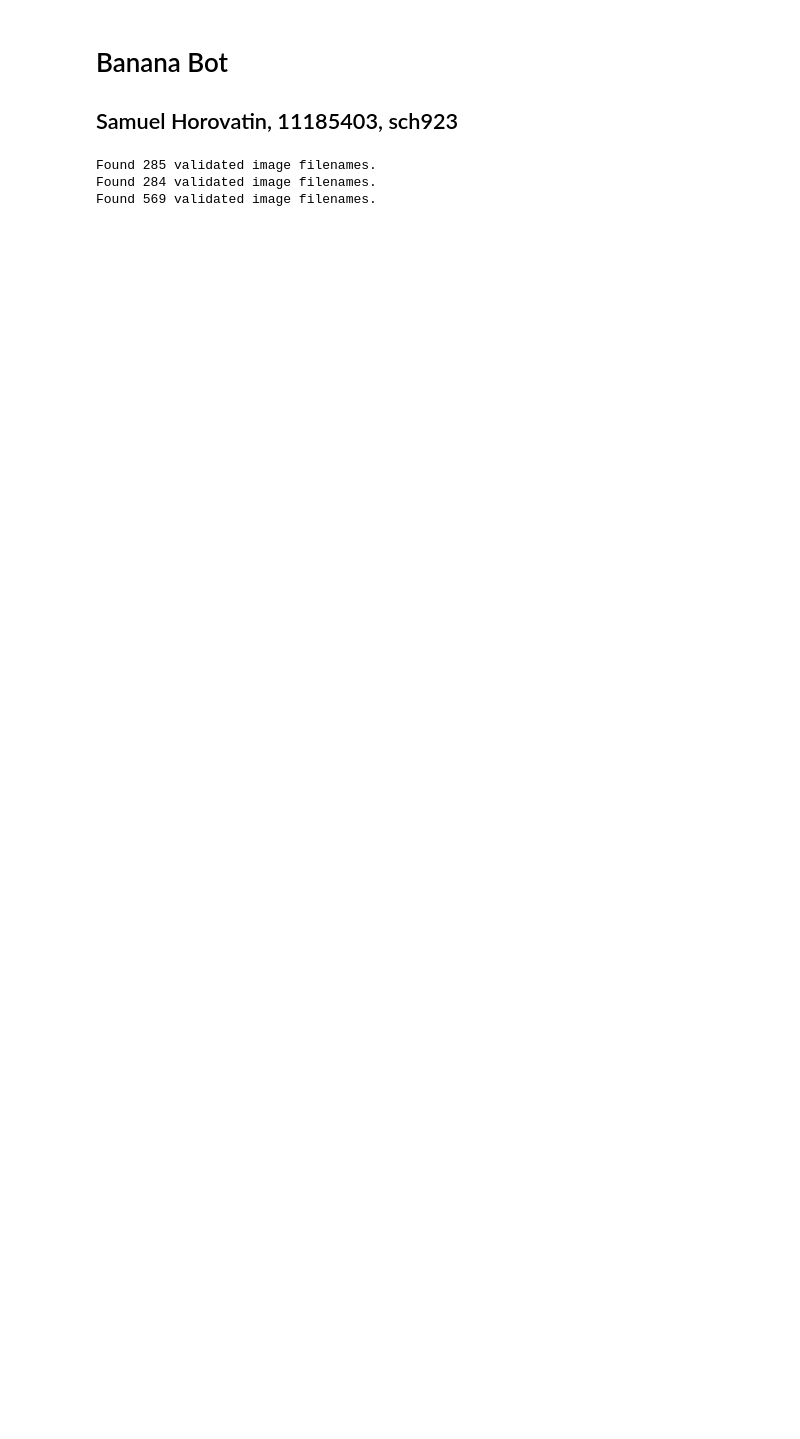
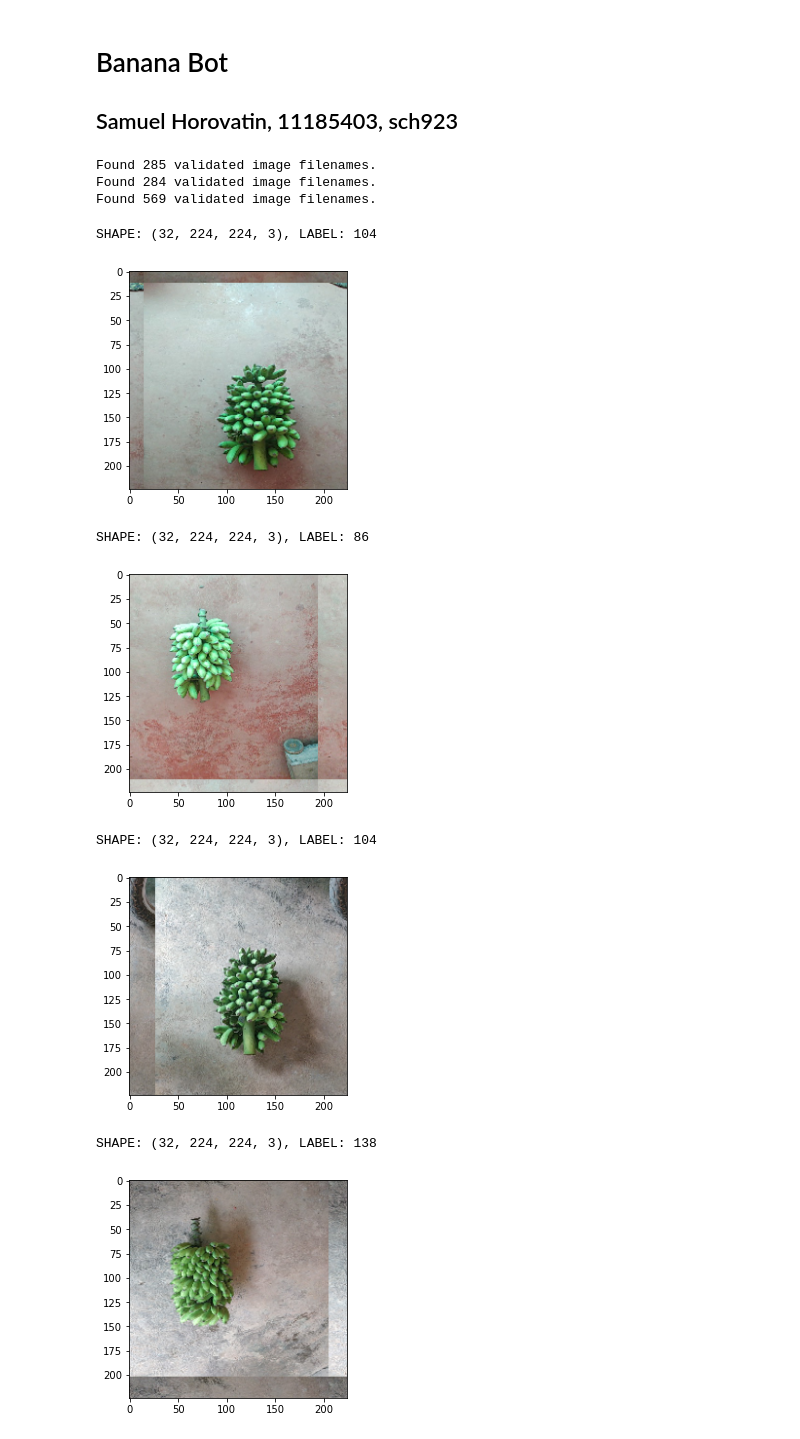
Before and after one commit to syncrotron/BananaBot, a Jupyter notebook: Project/main_project.ipynb, the cells around one changed output. Drawn from its saved outputs; the diff is of its cells as text; code cells hidden in the pictures; blank space fills up the shorter version.

```diff
--- a/Project/main_project.ipynb
+++ b/Project/main_project.ipynb
@@ -10,12 +10,12 @@ import math
 import matplotlib.pyplot as plt
 
 # General Network Constants
-EPOCHS = 10
+EPOCHS = 100
 BATCH = 32
-OPTIMIZER = tf.keras.optimizers.Adam(1e-3)
+OPTIMIZER = tf.keras.optimizers.Adam()
 
 # Data Imports Constants
-DATA_PATH = 'G:\\shoro\\OneDrive - Personal\\OneDrive\School\\2020-2021\\CMPT898\\CMPT898_Repo\\Project\\data\\bananas\\'
+DATA_PATH = '.\\data\\bananas\\'
 LABEL_PATH = "Estu.csv"
 VALIDATION_SPLIT = 0.5
 SEED = 1996
@@ -30,11 +30,13 @@ INPUT_SHAPE = (224,224,3)
 CONV_DEPTH = 256 # Taken from https://github.com/potterhsu/easy-fpn.pytorch. Not 100% sure why it is 256...
 
 def MRD(y_true, y_pred):
-    # y_pred = y_pred[:, 0]
+    # y_true = tf.cast(y_true,'float32')
+    y_pred = y_pred[:, 0] # Uncomment if utilizing Uncertainty_Loss()
     return tf.keras.backend.sum(tf.keras.backend.abs(y_pred - y_true) / y_true )
 
 def One_FVU(y_true, y_pred):
-    # y_pred = y_pred[:, 0]
+    # y_true = tf.cast(y_true,'float32')
+    y_pred = y_pred[:, 0] # Uncomment if utilizing Uncertainty_Loss()
     y_mean = tf.keras.backend.mean(y_true)
     num = tf.math.squared_difference(y_true, y_pred)
     den = tf.keras.backend.sum(y_true - y_mean)
@@ -42,15 +44,14 @@ def One_FVU(y_true, y_pred):
 
 # As described by Kendall and Gal: https://proceedings.neurips.cc/paper/2017/hash/2650d6089a6d640c5e85b2b88265dc2b-Abstract.html
 # For regression, output_D should always be 1
-# def Uncertainty_Loss(y_true, y_pred):
-#     mu = y_pred[:, 0]
-#     si = y_pred[:, 1]
-#     loss = (si + tf.math.squared_difference(y_true, mu) / tf.math.exp(si)) / 2.0
-#     return tf.reduce_mean(loss)
-
+def Uncertainty_Loss(y_true, y_pred):
+    y_true = tf.cast(y_true,'float32')
+    mu = y_pred[:, 0]
+    si = y_pred[:, 1]
+    loss = (si + tf.math.squared_difference(y_true, mu) / tf.math.exp(si)) * 0.5
+    return tf.reduce_mean(loss)
 
 METRICS = [MRD, One_FVU]
-# LOSS = Uncertainty_Loss
 # %%
 # Gets labels from label csv
 data_label_df = pd.read_csv(LABEL_PATH)
@@ -68,8 +69,8 @@ dat_gen = tf.keras.preprocessing.image.ImageDataGenerator(
 train_datagen = dat_gen.flow_from_dataframe(
     dataframe=data_label_df,
     directory=DATA_PATH,
-    x_col='File Name',
-    y_col='Weight',
+    x_col='FileName',
+    y_col='BananaCount',
     target_size=TARGET_SIZE,
     batch_size=BATCH,
     class_mode='raw',
@@ -81,8 +82,8 @@ train_datagen = dat_gen.flow_from_dataframe(
 valid_datagen = dat_gen.flow_from_dataframe(
     dataframe=data_label_df,
     directory=DATA_PATH,
-    x_col='File Name',
-    y_col='Weight',
+    x_col='FileName',
+    y_col='BananaCount',
     target_size=TARGET_SIZE,
     batch_size=BATCH,
     class_mode='raw',
@@ -96,8 +97,8 @@ test_datagen = tf.keras.preprocessing.image.ImageDataGenerator(rescale=1./255)
 test_datagen = test_datagen.flow_from_dataframe(
     dataframe=data_label_df,
     directory=DATA_PATH,
-    x_col='File Name',
-    y_col='Weight',
+    x_col='FileName',
+    y_col='BananaCount',
     target_size=TARGET_SIZE,
     batch_size=BATCH,
     class_mode='raw',
@@ -118,0 +112,15 @@ Found 569 validated image filenames.
+# %%
+for _ in range(5):
+    img, label = train_datagen.next()
+    print(f"SHAPE: {img.shape}, LABEL: {label[0]}")   #  (1,256,256,3)
+    plt.imshow(img[0])
+    plt.show()
+# %% [output]
+SHAPE: (32, 224, 224, 3), LABEL: 104
+[figure, added]
+SHAPE: (32, 224, 224, 3), LABEL: 86
+[figure, added]
+SHAPE: (32, 224, 224, 3), LABEL: 104
+[figure, added]
+SHAPE: (32, 224, 224, 3), LABEL: 138
+[figure, added]
```
Also changed, not shown: parts of 8 cells of this notebook, 4 other files.
